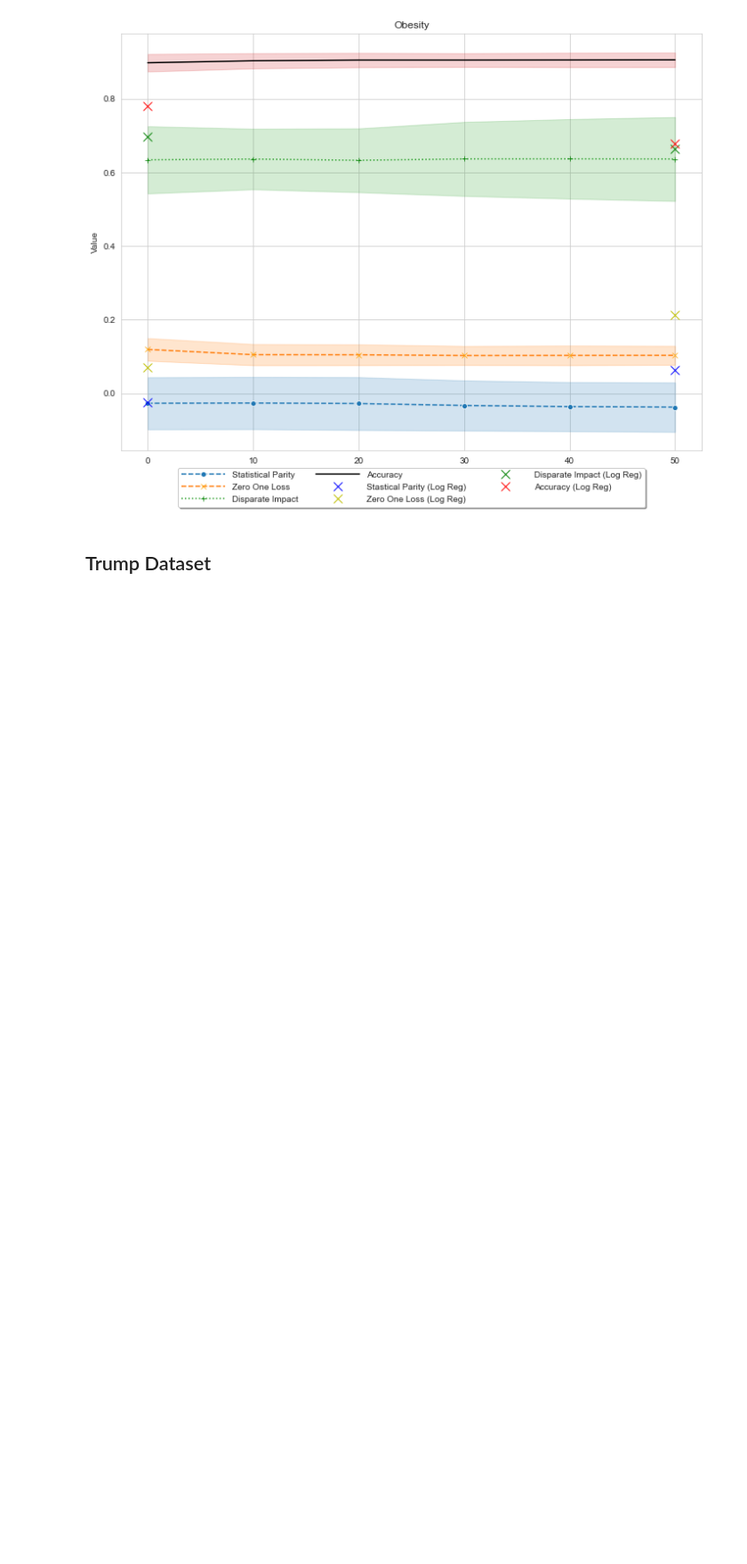
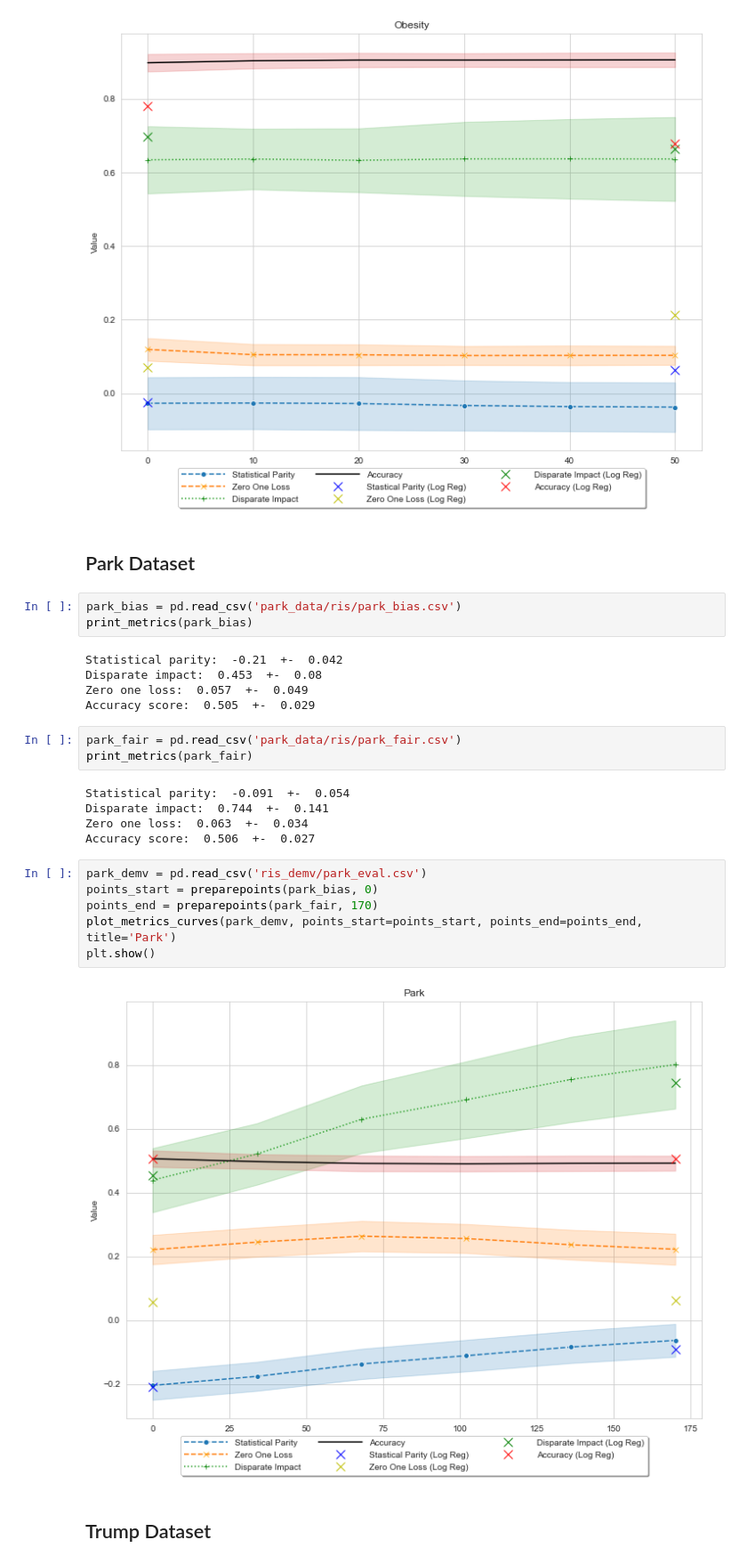
Before and after one commit to giordanoDaloisio/fair-classification, a Jupyter notebook: analysis/results.ipynb, the cells around one changed output. Shown at 89% size. Saved outputs shown, nothing was run; the diff lists cells and outputs as text; blank space fills up the shorter version.

Commit message:
add park

```diff
--- a/analysis/results.ipynb
+++ b/analysis/results.ipynb
@@ -199,6 +199,32 @@ plot_metrics_curves(obesity_demv, points_start=points_start, points_end=points_e
 plt.show()
 # %% [output]
 [figure]
+# %% [markdown]
+## Park Dataset
+# %%
+park_bias = pd.read_csv('park_data/ris/park_bias.csv')
+print_metrics(park_bias)
+# %% [output]
+Statistical parity:  -0.21  +-  0.042
+Disparate impact:  0.453  +-  0.08
+Zero one loss:  0.057  +-  0.049
+Accuracy score:  0.505  +-  0.029
+# %%
+park_fair = pd.read_csv('park_data/ris/park_fair.csv')
+print_metrics(park_fair)
+# %% [output]
+Statistical parity:  -0.091  +-  0.054
+Disparate impact:  0.744  +-  0.141
+Zero one loss:  0.063  +-  0.034
+Accuracy score:  0.506  +-  0.027
+# %%
+park_demv = pd.read_csv('ris_demv/park_eval.csv')
+points_start = preparepoints(park_bias, 0)
+points_end = preparepoints(park_fair, 170)
+plot_metrics_curves(park_demv, points_start=points_start, points_end=points_end, title='Park')
+plt.show()
+# %% [output]
+[figure, added]
 # %% [markdown]
 ## Trump Dataset
 # %%
```
Also changed, not shown: 7 other files.
